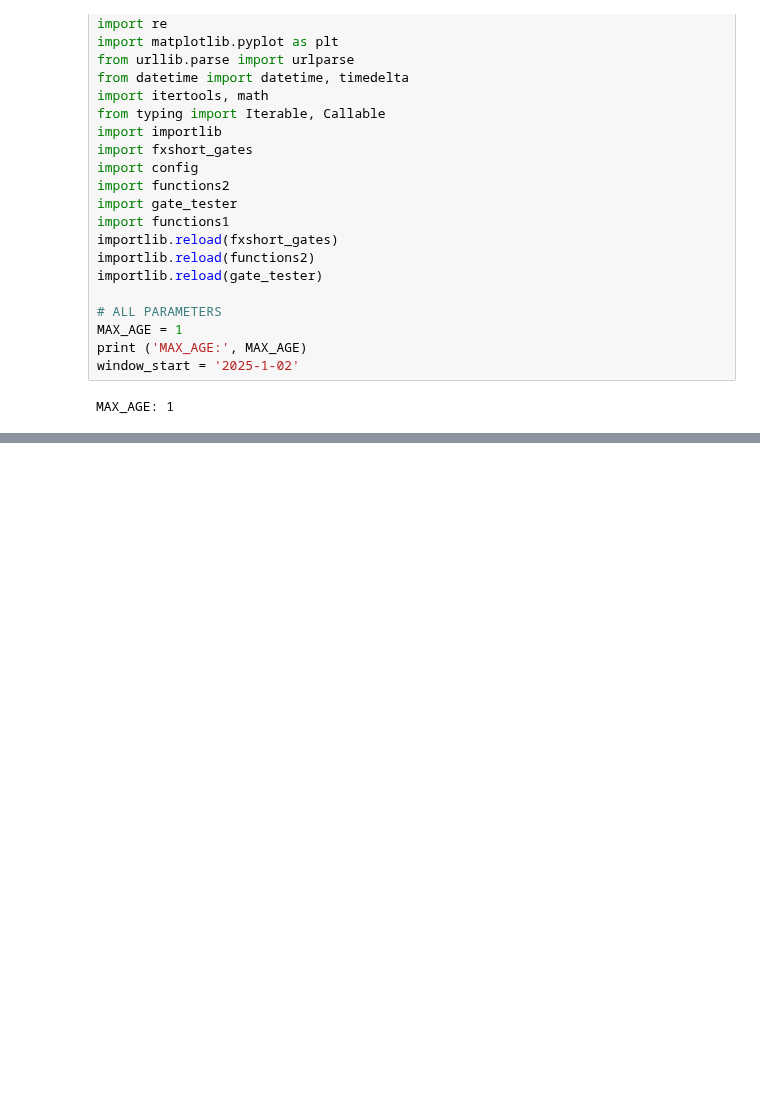
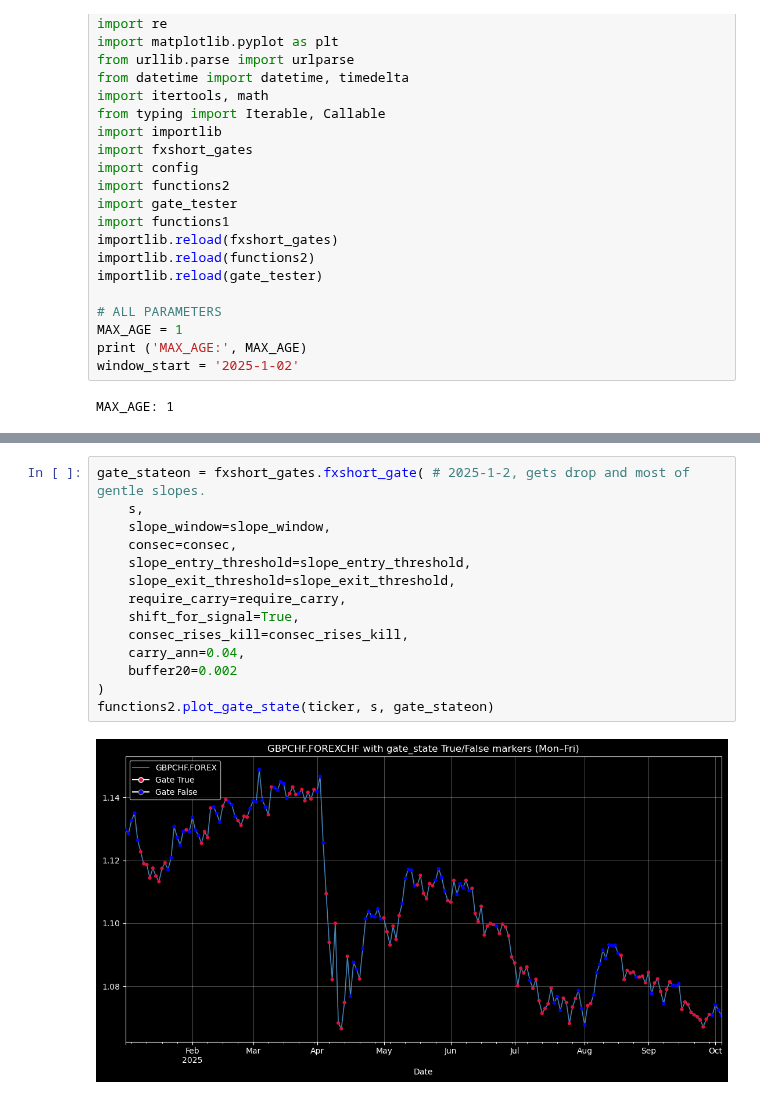
Before and after one commit to nimchimpski/GeoQuant, a Jupyter notebook: fx_hedges/fxshort_asym_copi.ipynb, the cells around one changed output, grey strips where cells are left out. Saved outputs shown, nothing was run; the diff lists cells and outputs as text; blank space fills up the shorter version.

```diff
--- a/fx_hedges/fxshort_asym_copi.ipynb
+++ b/fx_hedges/fxshort_asym_copi.ipynb
@@ -47,3 +98,19 @@ print(s.index[-1])
+# %%
+gate_stateon = fxshort_gates.fxshort_gate( # 2025-1-2, gets drop and most of gentle slopes.
+    s,
+    slope_window=slope_window,
+    consec=consec,
+    slope_entry_threshold=slope_entry_threshold,
+    slope_exit_threshold=slope_exit_threshold,
+    require_carry=require_carry,
+    shift_for_signal=True,
+    consec_rises_kill=consec_rises_kill,
+    carry_ann=0.04,
+    buffer20=0.002
+)
+functions2.plot_gate_state(ticker, s, gate_stateon)
+# %% [output]
+[figure, added]
 # %%
 
 carry_ann = 0.04
```
Also changed, not shown: parts of 7 cells of this notebook, 13 other files.
